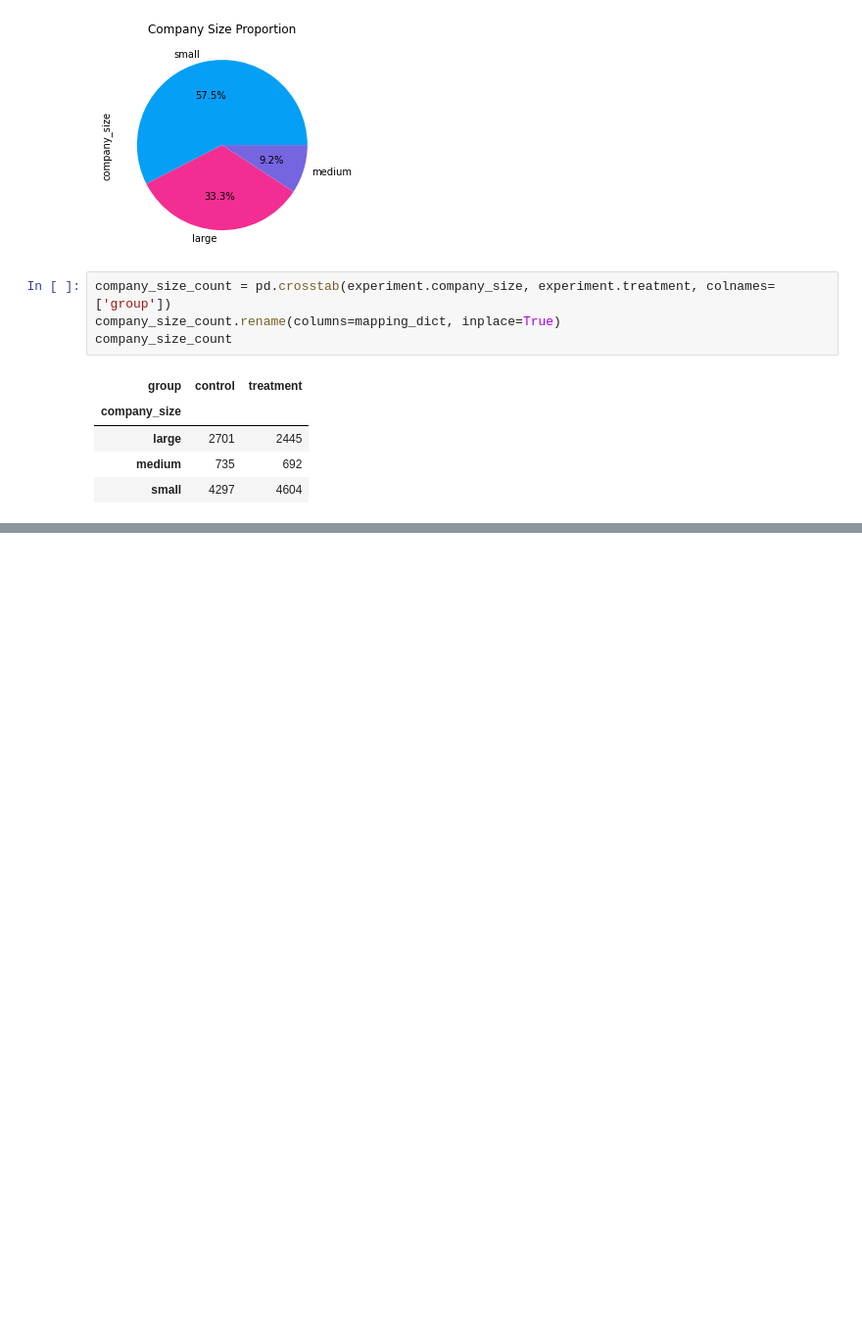
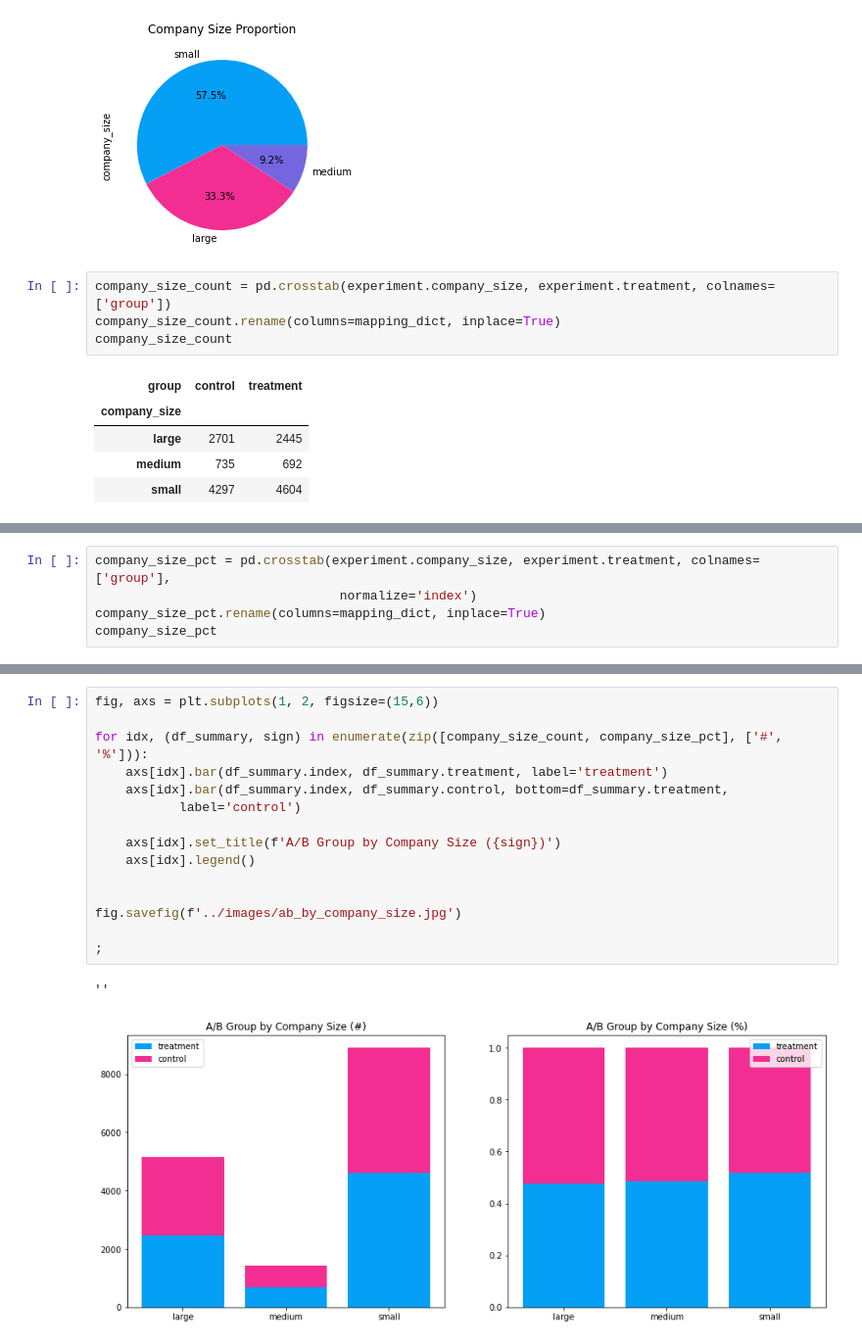
Before and after one commit to MekdiYilma/experiment_analysis, a Jupyter notebook: notebooks/impressions_exp_EDA.ipynb, the cells around one changed output, grey strips where cells are left out. Shown at 98% size. Saved outputs shown, nothing was run; the diff lists cells and outputs as text; blank space fills up the shorter version.

```diff
--- a/notebooks/impressions_exp_EDA.ipynb
+++ b/notebooks/impressions_exp_EDA.ipynb
@@ -120,0 +124,5 @@ fig, ax =
+# %%
+company_size_pct = pd.crosstab(experiment.company_size, experiment.treatment, colnames=['group'],
+                                normalize='index')
+company_size_pct.rename(columns=mapping_dict, inplace=True)
+company_size_pct
@@ -120,0 +135,18 @@ fig, ax =
+# %%
+fig, axs = plt.subplots(1, 2, figsize=(15,6))
+
+for idx, (df_summary, sign) in enumerate(zip([company_size_count, company_size_pct], ['#', '%'])):
+    axs[idx].bar(df_summary.index, df_summary.treatment, label='treatment')
+    axs[idx].bar(df_summary.index, df_summary.control, bottom=df_summary.treatment,
+           label='control')
+
+    axs[idx].set_title(f'A/B Group by Company Size ({sign})')
+    axs[idx].legend()
+
+
+fig.savefig(f'../images/ab_by_company_size.jpg')
+
+;
+# %% [output]
+''
+[figure, added]
```
Also changed, not shown: parts of 13 cells of this notebook, 6 other files.
